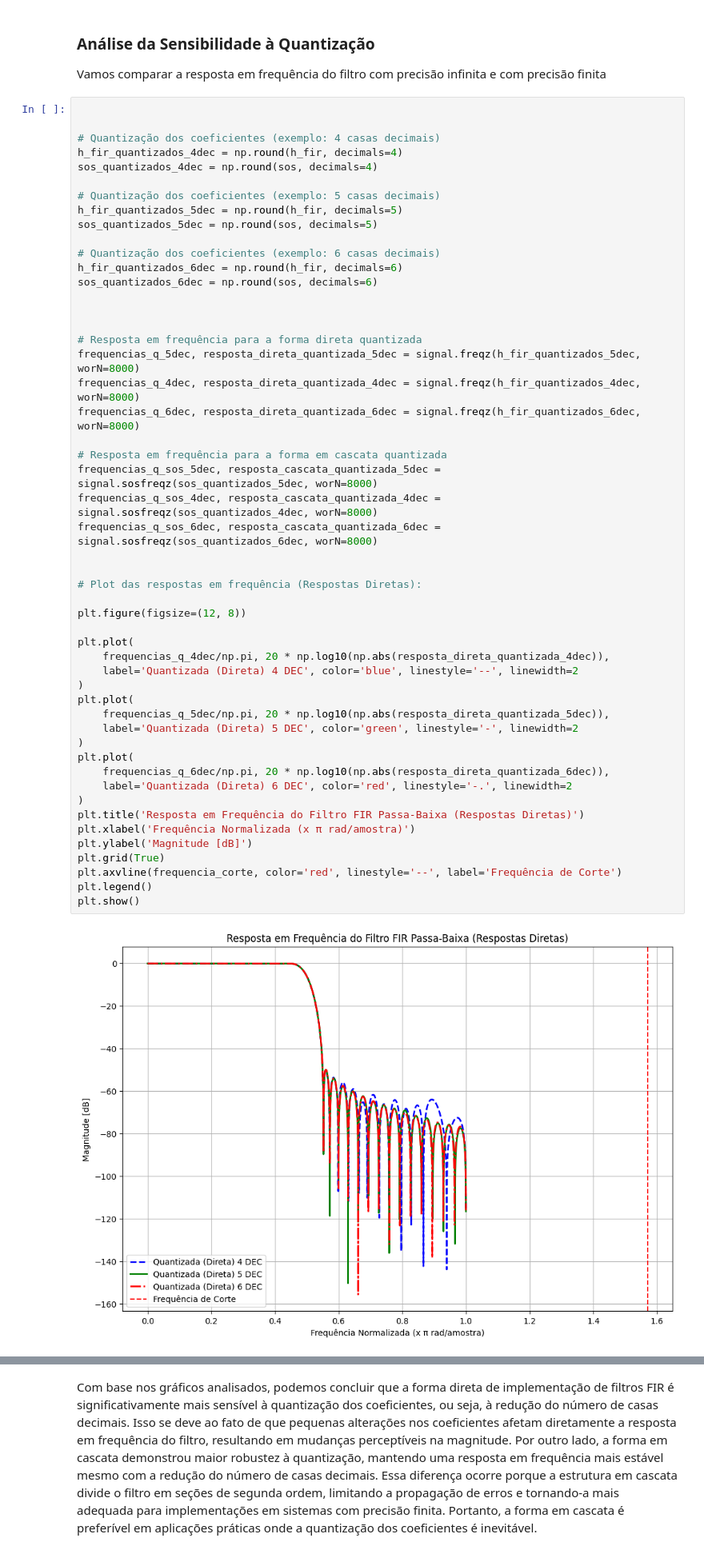
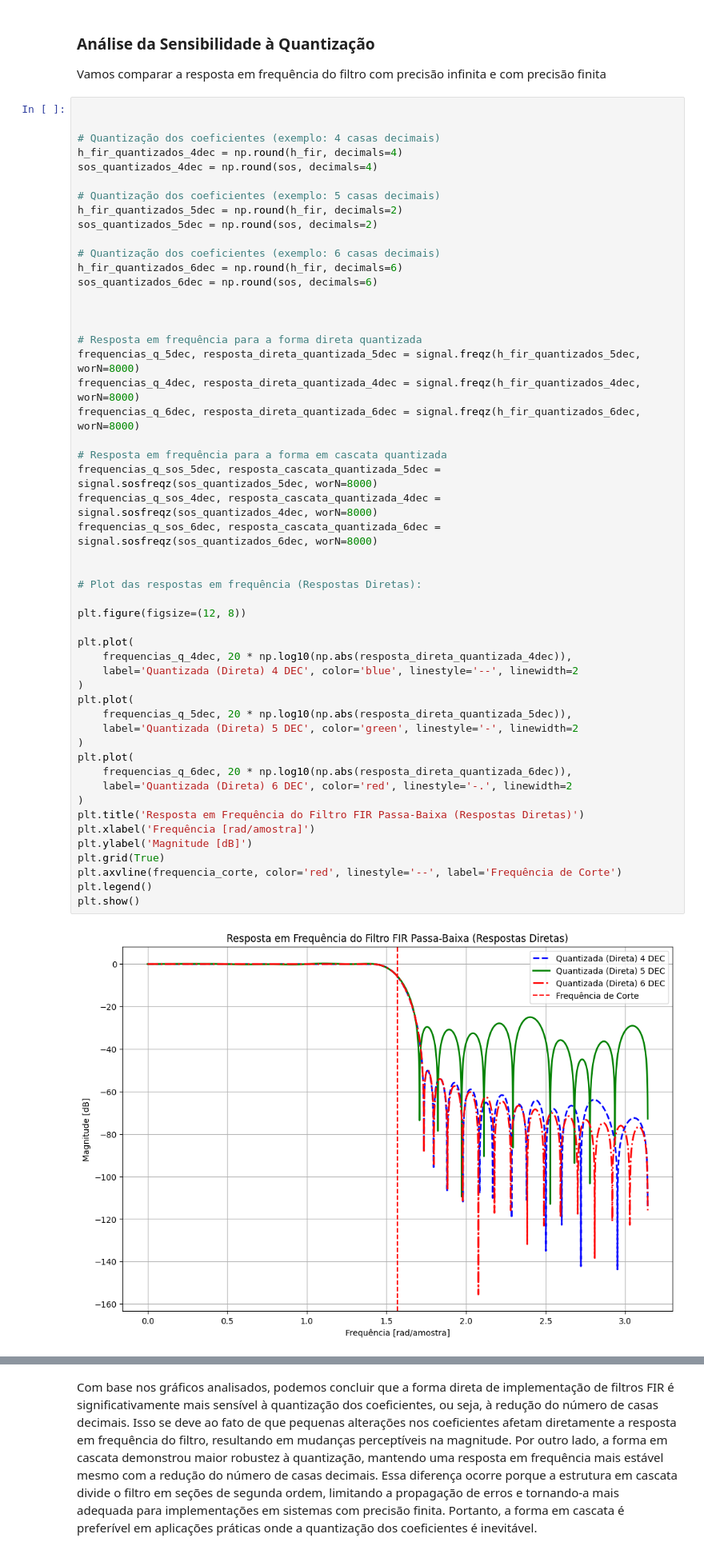
Before and after one commit to JoseRaimundo27/FiltroFIR, a Jupyter notebook: filtroBeforeGERSON.ipynb, the cells around one changed output, grey strips where cells are left out. Shown at 80% size. Drawn from its saved outputs; the diff is of its cells as text.

```diff
--- a/filtroBeforeGERSON.ipynb
+++ b/filtroBeforeGERSON.ipynb
@@ -157,8 +157,8 @@ h_fir_quantizados_4dec = np.round(h_fir, decimals=4)
 sos_quantizados_4dec = np.round(sos, decimals=4)
 
 # Quantização dos coeficientes (exemplo: 5 casas decimais)
-h_fir_quantizados_5dec = np.round(h_fir, decimals=5)
-sos_quantizados_5dec = np.round(sos, decimals=5)
+h_fir_quantizados_5dec = np.round(h_fir, decimals=2)
+sos_quantizados_5dec = np.round(sos, decimals=2)
 
 # Quantização dos coeficientes (exemplo: 6 casas decimais)
 h_fir_quantizados_6dec = np.round(h_fir, decimals=6)
@@ -170,35 +170,35 @@ sos_quantizados_6dec = np.round(sos, decimals=6)
 frequencias_q_5dec, resposta_direta_quantizada_5dec = signal.freqz(h_fir_quantizados_5dec, worN=8000)
 frequencias_q_4dec, resposta_direta_quantizada_4dec = signal.freqz(h_fir_quantizados_4dec, worN=8000)
 frequencias_q_6dec, resposta_direta_quantizada_6dec = signal.freqz(h_fir_quantizados_6dec, worN=8000)
 
 # Resposta em frequência para a forma em cascata quantizada
 frequencias_q_sos_5dec, resposta_cascata_quantizada_5dec = signal.sosfreqz(sos_quantizados_5dec, worN=8000)
 frequencias_q_sos_4dec, resposta_cascata_quantizada_4dec = signal.sosfreqz(sos_quantizados_4dec, worN=8000)
 frequencias_q_sos_6dec, resposta_cascata_quantizada_6dec = signal.sosfreqz(sos_quantizados_6dec, worN=8000)
 
 
 # Plot das respostas em frequência (Respostas Diretas):
 
 plt.figure(figsize=(12, 8))
 
 plt.plot(
-    frequencias_q_4dec/np.pi, 20 * np.log10(np.abs(resposta_direta_quantizada_4dec)),
+    frequencias_q_4dec, 20 * np.log10(np.abs(resposta_direta_quantizada_4dec)),
     label='Quantizada (Direta) 4 DEC', color='blue', linestyle='--', linewidth=2
 )
 plt.plot(
-    frequencias_q_5dec/np.pi, 20 * np.log10(np.abs(resposta_direta_quantizada_5dec)),
+    frequencias_q_5dec, 20 * np.log10(np.abs(resposta_direta_quantizada_5dec)),
     label='Quantizada (Direta) 5 DEC', color='green', linestyle='-', linewidth=2
 )
 plt.plot(
-    frequencias_q_6dec/np.pi, 20 * np.log10(np.abs(resposta_direta_quantizada_6dec)),
+    frequencias_q_6dec, 20 * np.log10(np.abs(resposta_direta_quantizada_6dec)),
     label='Quantizada (Direta) 6 DEC', color='red', linestyle='-.', linewidth=2
 )
 plt.title('Resposta em Frequência do Filtro FIR Passa-Baixa (Respostas Diretas)')
-plt.xlabel('Frequência Normalizada (x π rad/amostra)')
+plt.xlabel('Frequência [rad/amostra]')
 plt.ylabel('Magnitude [dB]')
 plt.grid(True)
 plt.axvline(frequencia_corte, color='red', linestyle='--', label='Frequência de Corte')
 plt.legend()
 plt.show()
 # %% [output]
-[figure, old version]
+[figure, new version]
```
Also changed, not shown: parts of 6 cells of this notebook.
